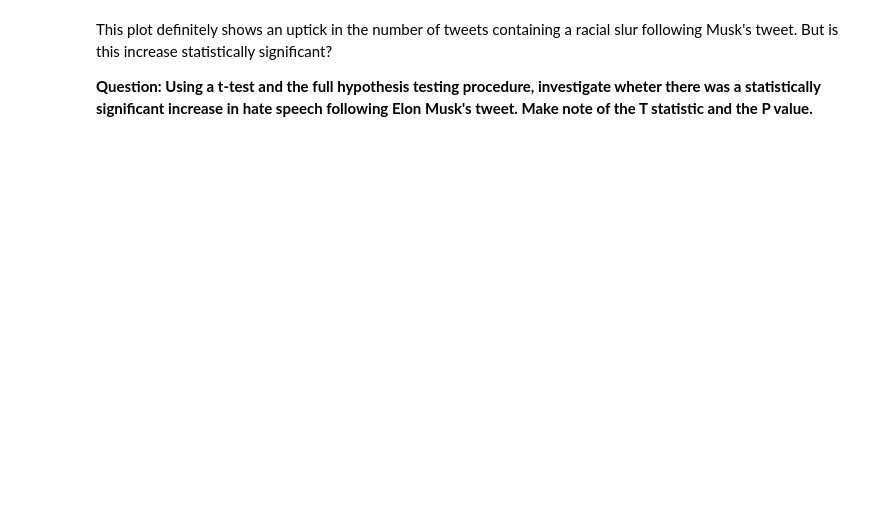
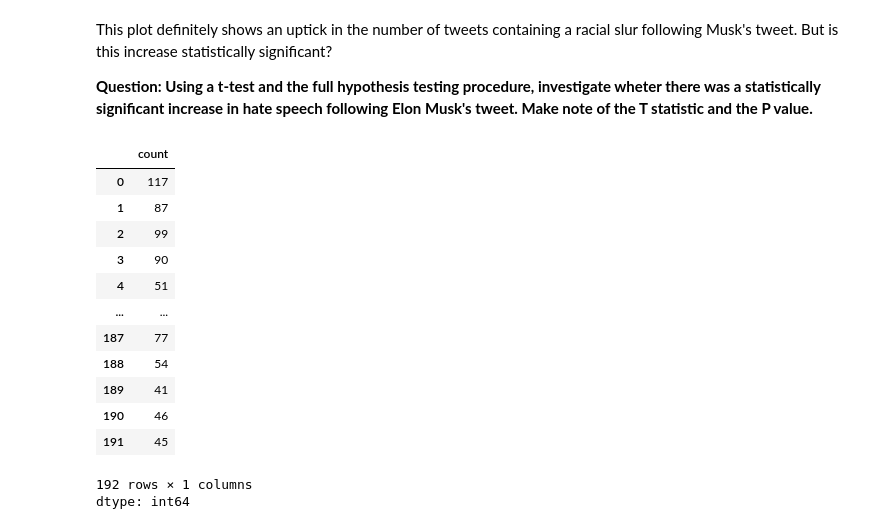
Before and after one commit to ella-tek/qm2, a Jupyter notebook: notebooks/w06_hypothesis_testing.ipynb, the cells around one changed output. Drawn from its saved outputs; the diff is of its cells as text; code cells hidden in the pictures; blank space fills up the shorter version.

```diff
--- a/notebooks/w06_hypothesis_testing.ipynb
+++ b/notebooks/w06_hypothesis_testing.ipynb
@@ -321,3 +321,25 @@ plt.gca().xaxis.set_major_formatter(mdates.DateFormatter('%d/%m'))
 This plot definitely shows an uptick in the number of tweets containing a racial slur following Musk's tweet. But is this increase statistically significant?
 
 **Question: Using a t-test and the full hypothesis testing procedure, investigate wheter there was a statistically significant increase in hate speech following Elon Musk's tweet. Make note of the T statistic and the P value.**
+# %%
+predate=tweets[tweets['hour']<tweet]['count']
+postdate=tweets[tweets['hour']>tweet]['count']
+predate
+#the null hypothesis assusmes there is no difference in the mean hourly tweets before the date and after the date
+#the alternative hypotheis is that there is a difference in the means
+#the confidence level is 95%
+# %% [output]
+|  | count |
+| 0 | 117 |
+| 1 | 87 |
+| 2 | 99 |
+| 3 | 90 |
+| 4 | 51 |
+| ... | ... |
+| 187 | 77 |
+| 188 | 54 |
+| 189 | 41 |
+| 190 | 46 |
+| 191 | 45 |
+192 rows × 1 columns
+dtype: int64
```
Also changed, not shown: parts of 14 cells of this notebook.
